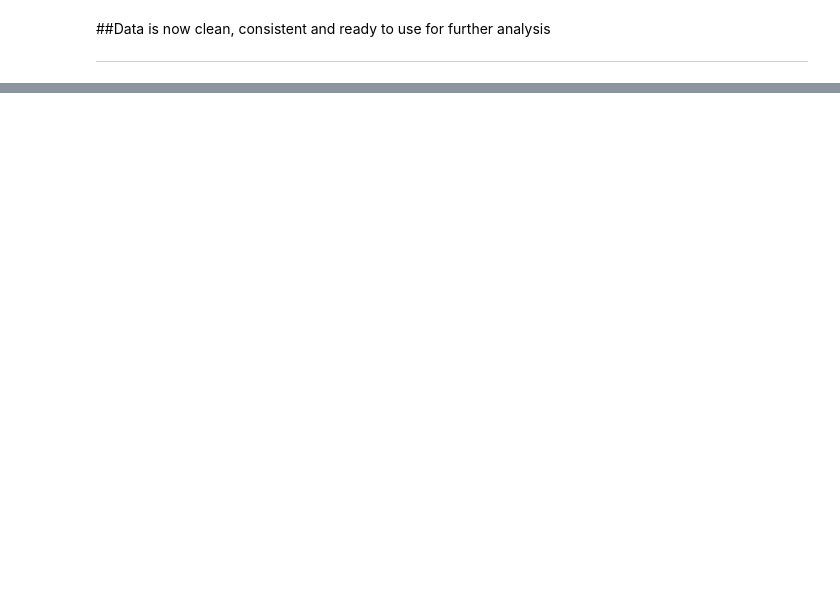
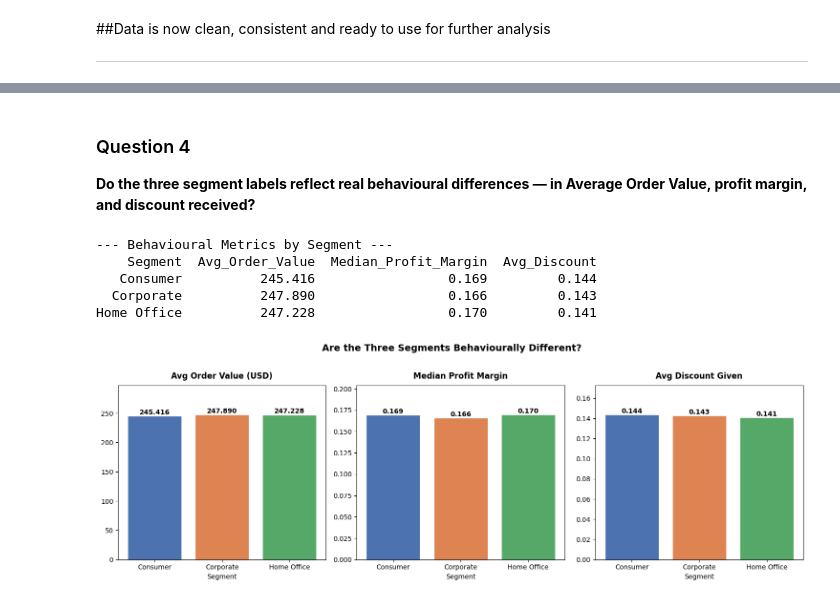
Before and after one commit to satwik12151/Capstone-Project-Group-3-, a Jupyter notebook: Capstone_Project_Group3.ipynb, the cells around one changed output, grey strips where cells are left out. Saved outputs shown, nothing was run; the diff lists cells and outputs as text; code cells hidden in the pictures; blank space fills up the shorter version.

```diff
--- a/Capstone_Project_Group3.ipynb
+++ b/Capstone_Project_Group3.ipynb
@@ -269,0 +504,41 @@ memory usage: 6.2+ MB
+# %% [markdown]
+### Question 4
+**Do the three segment labels reflect real behavioural differences — in Average Order Value, profit margin, and discount received?**
+# %%
+df['profit_margin'] = df['Profit'] / df['Sales']
+
+# Compute 3 metrics per segment
+seg_metrics = df.groupby('Segment').agg(
+    Avg_Order_Value   = ('Sales', 'mean'),
+    Median_Profit_Margin = ('profit_margin', 'median'),
+    Avg_Discount      = ('Discount', 'mean')
+).round(3).reset_index()
+
+print("--- Behavioural Metrics by Segment ---")
+print(seg_metrics.to_string(index=False))
+
+fig, axes = plt.subplots(1, 3, figsize=(15, 5))
+metrics = ['Avg_Order_Value', 'Median_Profit_Margin', 'Avg_Discount']
+titles  = ['Avg Order Value (USD)', 'Median Profit Margin', 'Avg Discount Given']
+colors  = ['#4C72B0', '#DD8452', '#55A868']
+
+for ax, metric, title in zip(axes, metrics, titles):
+    bars = ax.bar(seg_metrics['Segment'], seg_metrics[metric], color=colors, edgecolor='white')
+    ax.set_title(title, fontsize=12, fontweight='bold', pad=10)
+    ax.set_xlabel('Segment', fontsize=10)
+    for bar in bars:
+        ax.text(bar.get_x() + bar.get_width()/2,
+                bar.get_height() + bar.get_height()*0.01,
+                f'{bar.get_height():.3f}', ha='center', fontsize=10, fontweight='bold')
+    ax.set_ylim(0, seg_metrics[metric].max() * 1.2)
+
+plt.suptitle('Are the Three Segments Behaviourally Different?', fontsize=14, fontweight='bold', y=1.02)
+plt.tight_layout()
+plt.show()
+# %% [output]
+--- Behavioural Metrics by Segment ---
+    Segment  Avg_Order_Value  Median_Profit_Margin  Avg_Discount
+   Consumer          245.416                 0.169         0.144
+  Corporate          247.890                 0.166         0.143
+Home Office          247.228                 0.170         0.141
+[figure, added]
```
Also changed, not shown: parts of 33 cells of this notebook.
